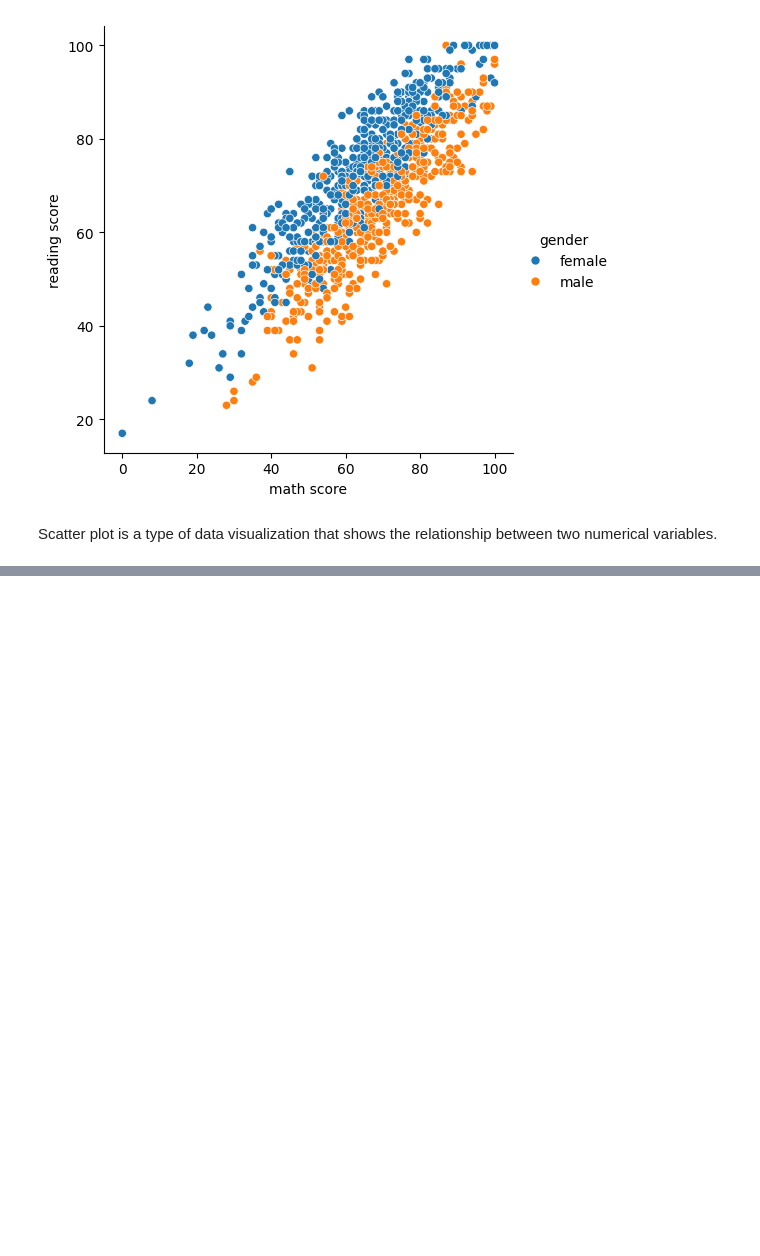
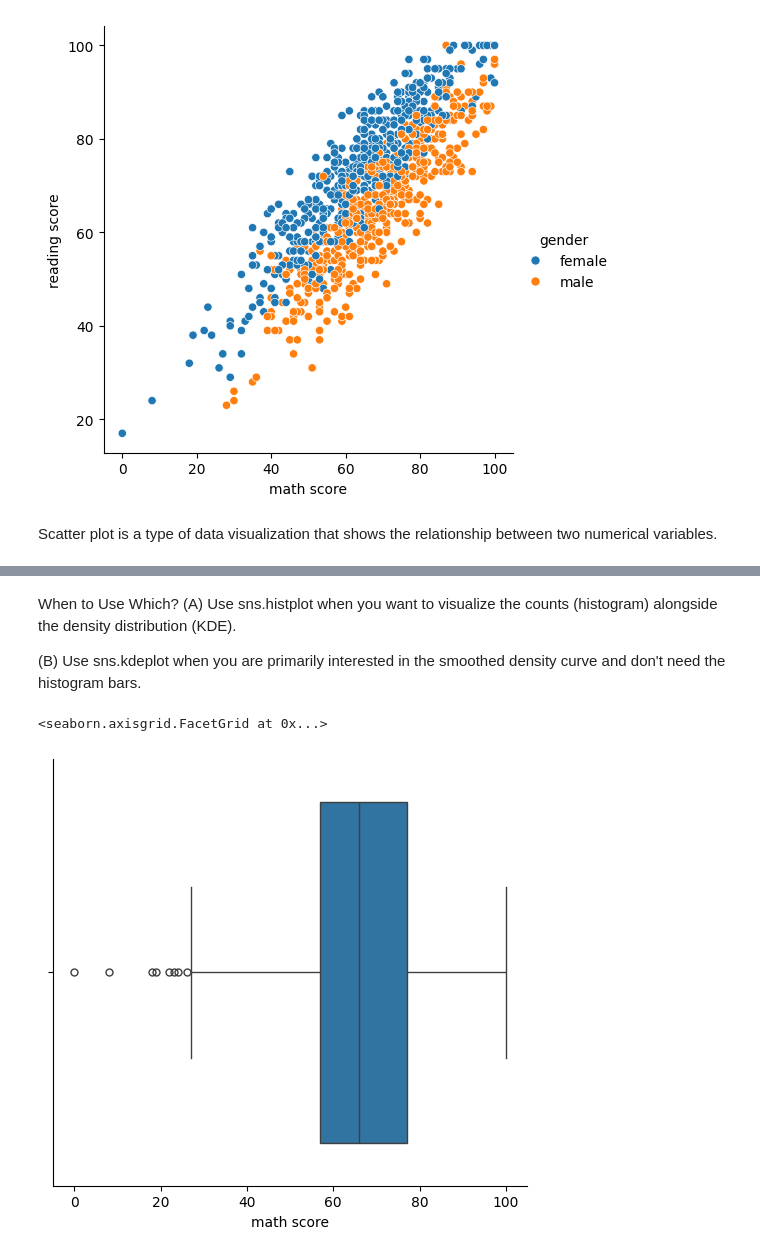
Before and after one commit to prodigy234/EDA_with_Python, a Jupyter notebook: Untitled.ipynb, the cells around one changed output, grey strips where cells are left out. Drawn from its saved outputs; the diff is of its cells as text; code cells hidden in the pictures; blank space fills up the shorter version.

```diff
--- a/Untitled.ipynb
+++ b/Untitled.ipynb
@@ -138,0 +180,11 @@ Scatter plot is a type of data visualization that shows the relationship between
+# %% [markdown]
+When to Use Which?
+(A) Use sns.histplot when you want to visualize the counts (histogram) alongside the density distribution (KDE).
+
+(B) Use sns.kdeplot when you are primarily interested in the smoothed density curve and don't need the histogram bars.
+# %%
+#Categorical plot
+sns.catplot(x = 'math score', kind = 'box', data = my_student)
+# %% [output]
+<seaborn.axisgrid.FacetGrid at 0x...>
+[figure, added]
```
Also changed, not shown: parts of 5 cells of this notebook.
